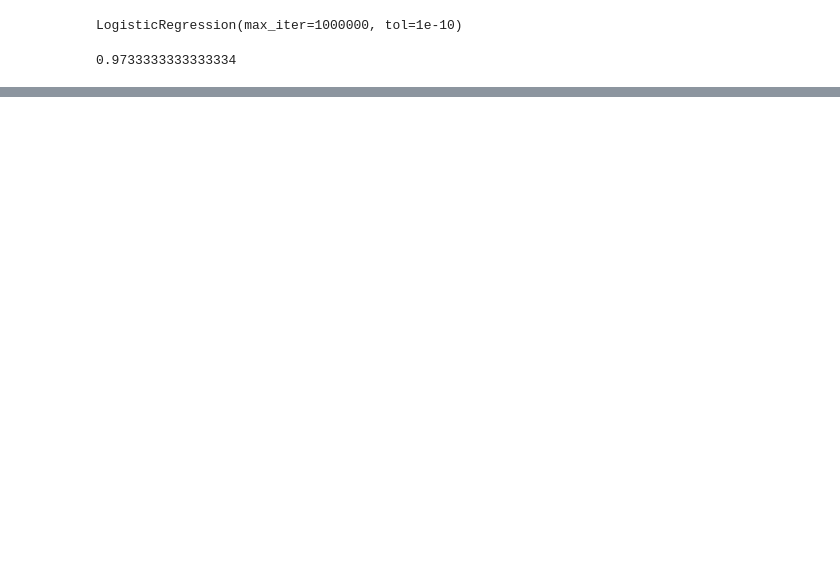
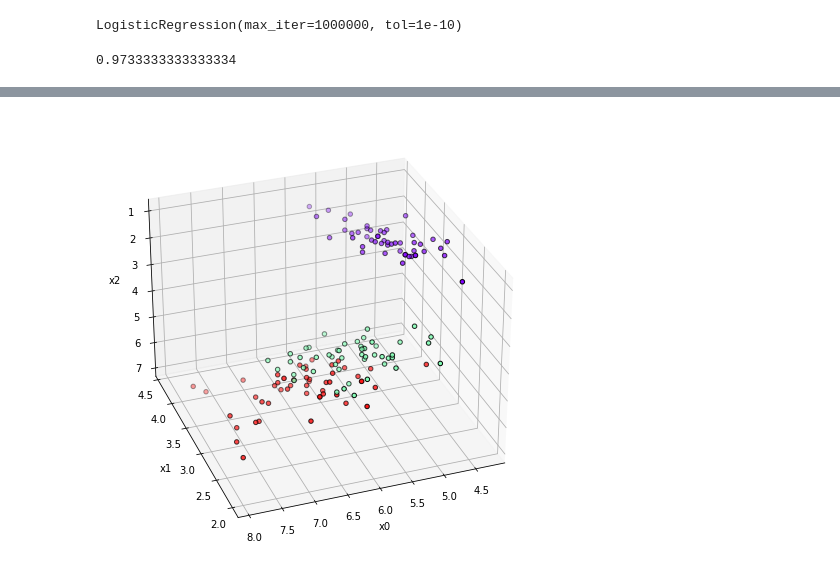
Before and after one commit to renyuanL/ryPat2021_code, a Jupyter notebook: Master-Math-by-Coding-in-Python-main/ry28_LogisticRegression.ipynb, the cells around one changed output, grey strips where cells are left out. Drawn from its saved outputs; the diff is of its cells as text; code cells hidden in the pictures; blank space fills up the shorter version.

```diff
--- a/Master-Math-by-Coding-in-Python-main/ry28_LogisticRegression.ipynb
+++ b/Master-Math-by-Coding-in-Python-main/ry28_LogisticRegression.ipynb
@@ -200,0 +242,25 @@ clf.score(X,y)
+# %%
+# To getter a better understanding of interaction of the dimensions
+# plot the first three dimensions
+
+fig= plt.figure(1, figsize=(8, 6))
+ax=  Axes3D(fig, elev=-150, azim=110)
+
+X= iris.data[:, [0,1,2]]
+
+ax.scatter(
+    X[:, 0],
+    X[:, 1],
+    X[:, 2],
+    c=y,
+    cmap= 'rainbow',
+    edgecolor="k"
+)
+
+ax.set_xlabel("x0")
+ax.set_ylabel("x1")
+ax.set_zlabel("x2")
+
+plt.show()
+# %% [output]
+[figure, added]
```
Also changed, not shown: parts of 21 cells of this notebook.
